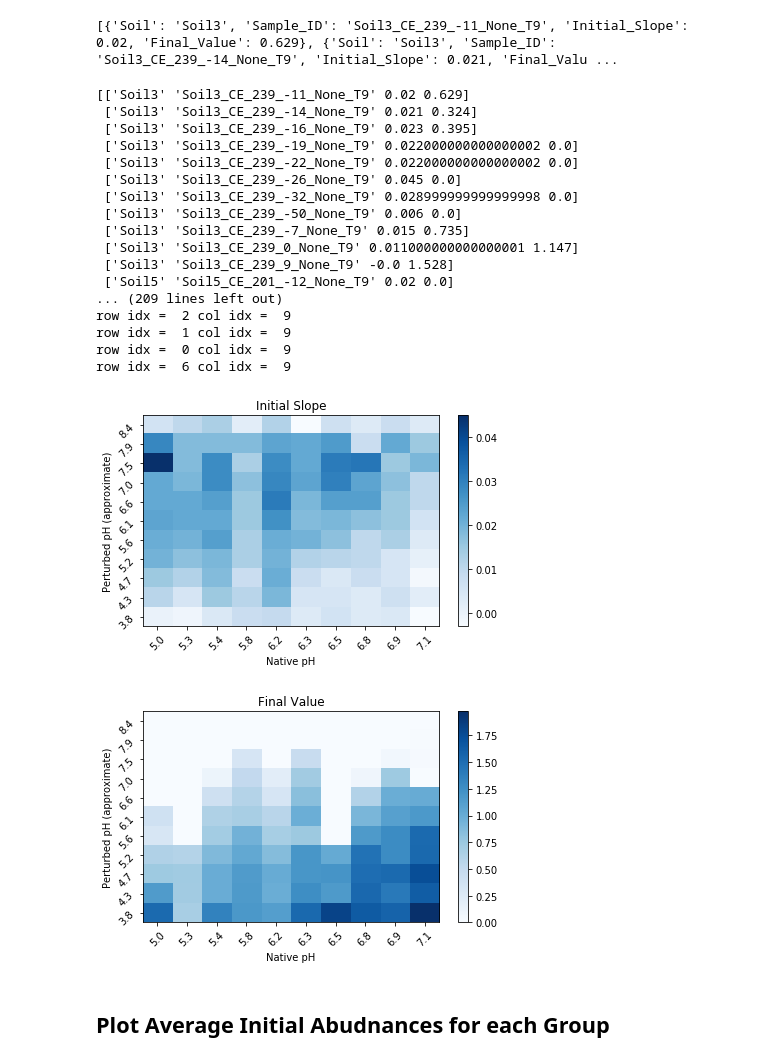
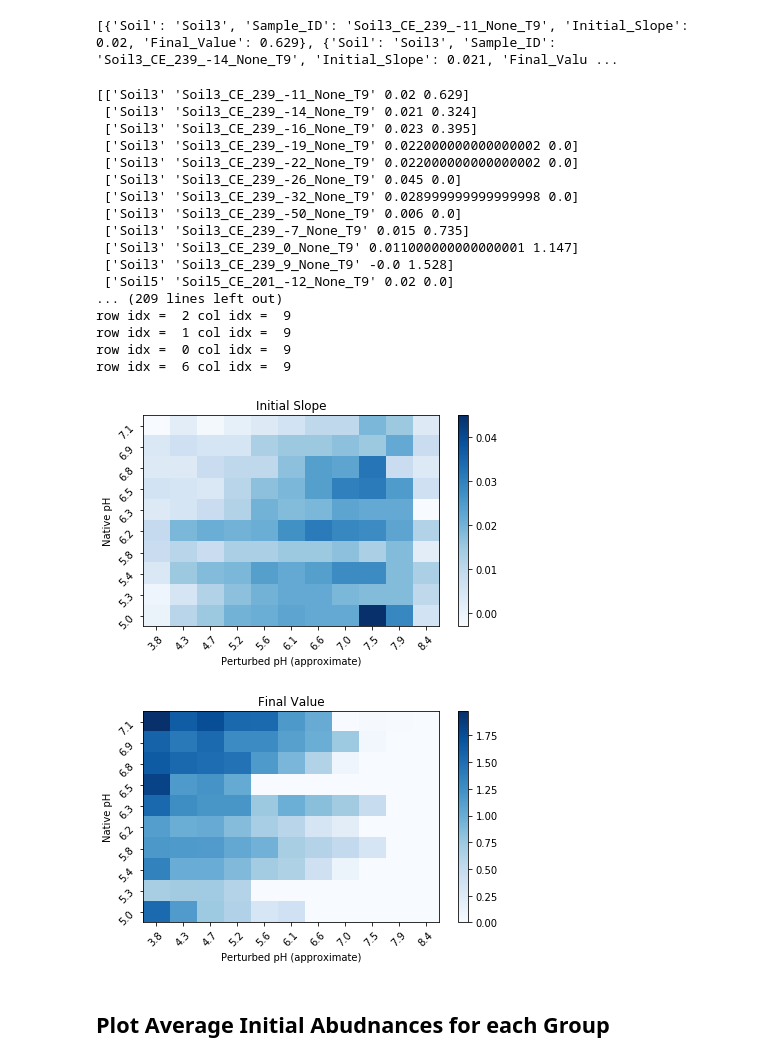
Before and after one commit to AddisonHowe/soil-metagenomics, a Jupyter notebook: organization.ipynb, the cells around one changed output. Saved outputs shown, nothing was run; the diff lists cells and outputs as text; code cells hidden in the pictures.

```diff
--- a/organization.ipynb
+++ b/organization.ipynb
@@ -1173,7 +1233,6 @@ print(perturbed_pH_sample('Soil3_CE_239_-11_None_T9'))
 
 data_slope = np.zeros((11, 10))
 data_final = np.zeros((11, 10))
-
 #native = native.tolist()
 for datum in func_data:
     perturbed = perturbed_pHs(datum[0])
@@ -1183,35 +1242,39 @@ for datum in func_data:
     col_idx = native.index(nativepH)
     print('row idx = ', row_idx, 'col idx = ', col_idx)
     data_slope[row_idx][col_idx] = datum[2]
     data_final[row_idx][col_idx] = datum[3]
 
 
+data_slope = data_slope.T
+data_final = data_final.T
+
 plot(data_slope, 'Initial Slope')
 
 plot(data_final, 'Final Value')
 
+
 np.savetxt("out/data_slope.tsv", data_slope, delimiter = '\t', fmt = '%0.6f')
 np.savetxt("out/data_final.tsv", data_final, delimiter = '\t', fmt = '%0.6f')
 # %% [output]
 [['Soil3' 'Soil3_CE_239_-11_None_T9' 0.02 0.629]
  ['Soil3' 'Soil3_CE_239_-14_None_T9' 0.021 0.324]
  ['Soil3' 'Soil3_CE_239_-16_None_T9' 0.023 0.395]
  ['Soil3' 'Soil3_CE_239_-19_None_T9' 0.022000000000000002 0.0]
  ['Soil3' 'Soil3_CE_239_-22_None_T9' 0.022000000000000002 0.0]
  ['Soil3' 'Soil3_CE_239_-26_None_T9' 0.045 0.0]
  ['Soil3' 'Soil3_CE_239_-32_None_T9' 0.028999999999999998 0.0]
  ['Soil3' 'Soil3_CE_239_-50_None_T9' 0.006 0.0]
  ['Soil3' 'Soil3_CE_239_-7_None_T9' 0.015 0.735]
  ['Soil3' 'Soil3_CE_239_0_None_T9' 0.011000000000000001 1.147]
  ['Soil3' 'Soil3_CE_239_9_None_T9' -0.0 1.528]
  ['Soil5' 'Soil5_CE_201_-12_None_T9' 0.02 0.0]
 ... (209 lines left out)
 row idx =  2 col idx =  9
 row idx =  1 col idx =  9
 row idx =  0 col idx =  9
 row idx =  6 col idx =  9
-[figure, old version]
+[figure, new version]
-[figure, old version]
+[figure, new version]
 # %% [markdown]
 ## Plot Average Initial Abudnances for each Group
 # %%
```
Also changed, not shown: parts of 15 cells of this notebook, 16 other files.
